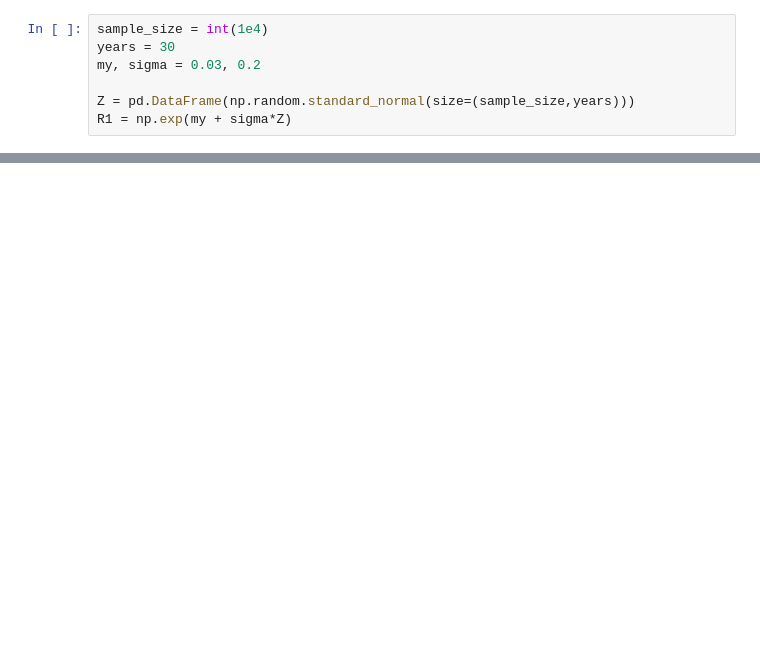
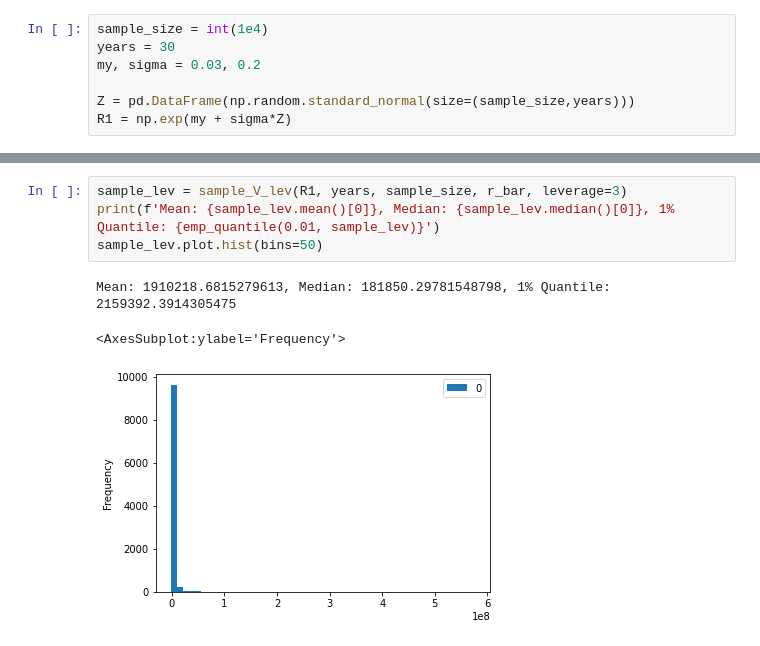
Before and after one commit to taariqnazar/Risk_management, a Jupyter notebook: HW2.ipynb, the cells around one changed output, grey strips where cells are left out. Cells and saved outputs as stored; diff of their text form; blank space fills up the shorter version.

```diff
--- a/HW2.ipynb
+++ b/HW2.ipynb
@@ -119,0 +214,8 @@ sample_lev.plot.hist(bins=50)
+# %%
+sample_lev = sample_V_lev(R1, years, sample_size, r_bar, leverage=3)
+print(f'Mean: {sample_lev.mean()[0]}, Median: {sample_lev.median()[0]}, 1% Quantile: {emp_quantile(0.01, sample_lev)}')
+sample_lev.plot.hist(bins=50)
+# %% [output]
+Mean: 1910218.6815279613, Median: 181850.29781548798, 1% Quantile: 2159392.3914305475
+<AxesSubplot:ylabel='Frequency'>
+[figure, added]
```
Also changed, not shown: parts of 17 cells of this notebook, 1 other file.
